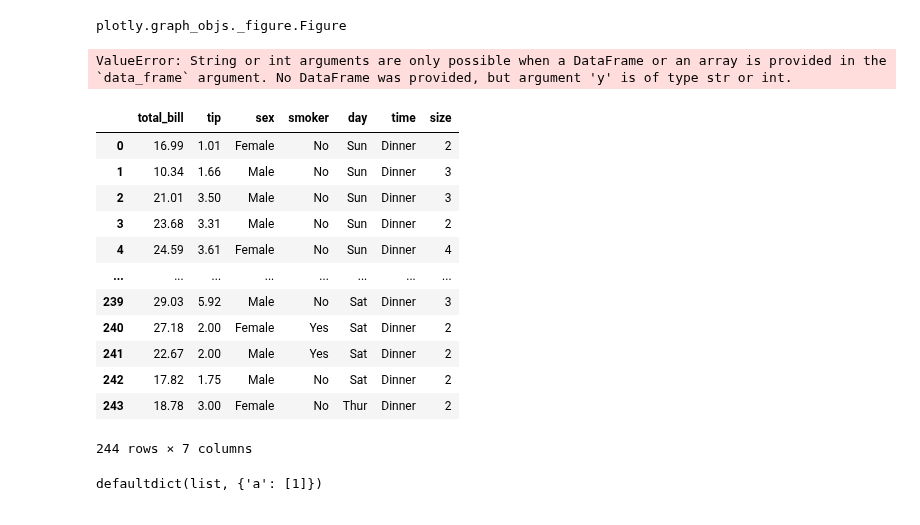
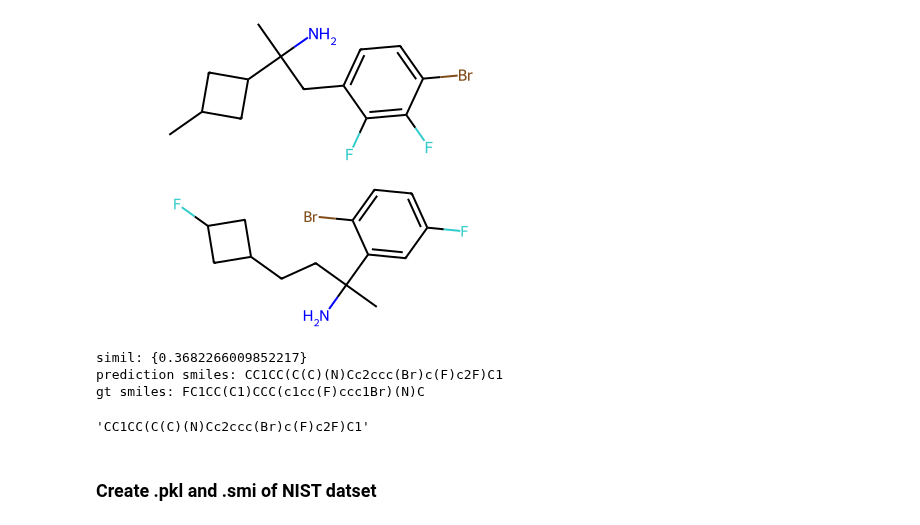
Before and after one commit to hejjack/SpecTRUM, a Jupyter notebook: smaz_to.ipynb, the cells around one changed output. Drawn from its saved outputs; the diff is of its cells as text; code cells hidden in the pictures.

Commit message:
progress on eval/prediction and data prepro

```diff
--- a/smaz_to.ipynb
+++ b/smaz_to.ipynb
@@ -142,2 +45,0 @@ AttributeError: 'range' object has no attribute 'end'
-# %%
-f = open("Spektro/MassGenie/test_smaz", "r")
@@ -146,3 +45,0 @@ next(f, None)
-# %%
-import json
-json.loads(None)
@@ -204,2 +45,0 @@ array([[5, 6],
-# %%
-json.loads("")
@@ -208,2 +45,0 @@ JSONDecodeError: Expecting value: line 1 column 1 (char 0)
-# %%
-data = pd.read_pickle('Spektro/MassGenie/data/datasets/30M/30M_valid.pkl')
@@ -232,30 +47,3 @@ data
 with open('Spektro/MassGenie/data/datasets/30M/30M_valid.smi', 'w') as f:
     for s in tqdm(data.smiles):
         f.write(s + '\n')
-# %%
-import plotly.express as px
-df = px.data.tips()
-fig = px.box(df, x="time", y="total_bill", points="all")
-type(fig)
-# %% [output]
-plotly.graph_objs._figure.Figure
-# %%
-fig = px.box(x=["a", "b"], y="total_bill", points="all")
-# %% [output]
-ValueError: String or int arguments are only possible when a DataFrame or an array is provided in the `data_frame` argument. No DataFrame was provided, but argument 'y' is of type str or int.
-# %%
-df
-# %% [output]
-|  | total_bill | tip | sex | smoker | day | time | size |
-| 0 | 16.99 | 1.01 | Female | No | Sun | Dinner | 2 |
-| 1 | 10.34 | 1.66 | Male | No | Sun | Dinner | 3 |
-| 2 | 21.01 | 3.50 | Male | No | Sun | Dinner | 3 |
-| 3 | 23.68 | 3.31 | Male | No | Sun | Dinner | 2 |
-| 4 | 24.59 | 3.61 | Female | No | Sun | Dinner | 4 |
-| ... | ... | ... | ... | ... | ... | ... | ... |
-| 239 | 29.03 | 5.92 | Male | No | Sat | Dinner | 3 |
-| 240 | 27.18 | 2.00 | Female | Yes | Sat | Dinner | 2 |
-| 241 | 22.67 | 2.00 | Male | Yes | Sat | Dinner | 2 |
-| 242 | 17.82 | 1.75 | Male | No | Sat | Dinner | 2 |
-| 243 | 18.78 | 3.00 | Female | No | Thur | Dinner | 2 |
-244 rows × 7 columns
@@ -267,4 +50,37 @@ a["a"].append(1)
-# %%
-a
-# %% [output]
-defaultdict(list, {'a': [1]})
+# %%
+from rdkit import Chem, DataStructs
+from rdkit.Chem.Draw import IPythonConsole
+from rdkit.Chem import Draw
+import json
+IPythonConsole.ipython_useSVG=True
+
+with open("Spektro/MassGenie/predictions/bart_2023-04-07-18_27_23_30Mneims/DEBUG/1692277311_valid_20:50_ahoj/predictions.jsonl") as f:
+    preds = [json.loads(line) for line in f]
+
+n = 0
+smiles1 = list(preds[n].keys())[0]
+smiles2 = data.iloc[20+n]["smiles"]
+
+mol1 = Chem.MolFromSmiles(smiles1)
+display(mol1)
+
+mol2 = Chem.MolFromSmiles(smiles2)
+display(mol2)
+
+simil = DataStructs.FingerprintSimilarity(Chem.RDKFingerprint(mol1), Chem.RDKFingerprint(mol2))
+
+print("simil:", {simil})
+print("prediction smiles:", smiles1)
+print("gt smiles:", smiles2)
+# %% [output]
+[figure, added]
+[figure, added]
+simil: {0.3682266009852217}
+prediction smiles: CC1CC(C(C)(N)Cc2ccc(Br)c(F)c2F)C1
+gt smiles: FC1CC(C1)CCC(c1cc(F)ccc1Br)(N)C
+# %%
+list(preds[0].keys())[0]
+# %% [output]
+'CC1CC(C(C)(N)Cc2ccc(Br)c(F)c2F)C1'
+# %% [markdown]
+### Create .pkl and .smi of NIST datset
```
Also changed, not shown: parts of 42 cells of this notebook, 36 other files.
